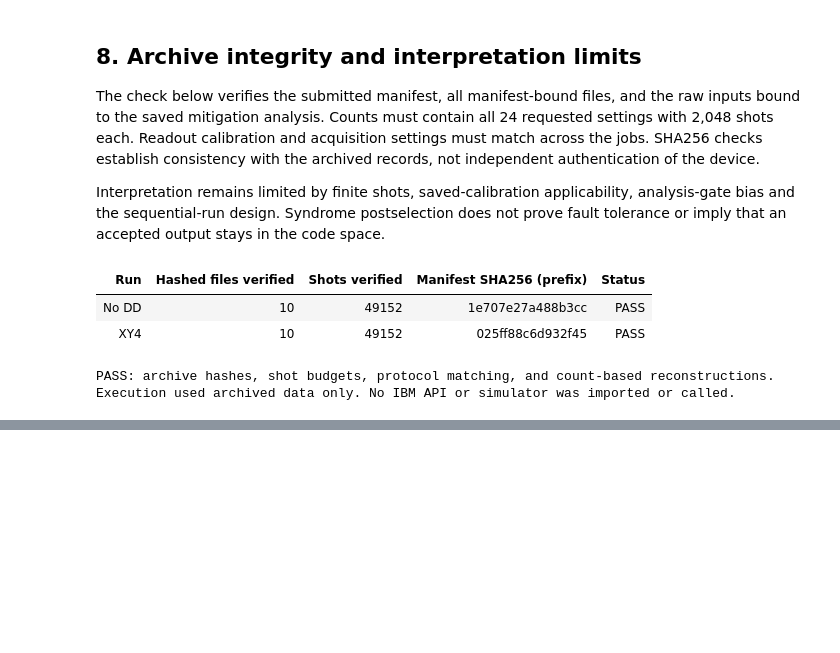
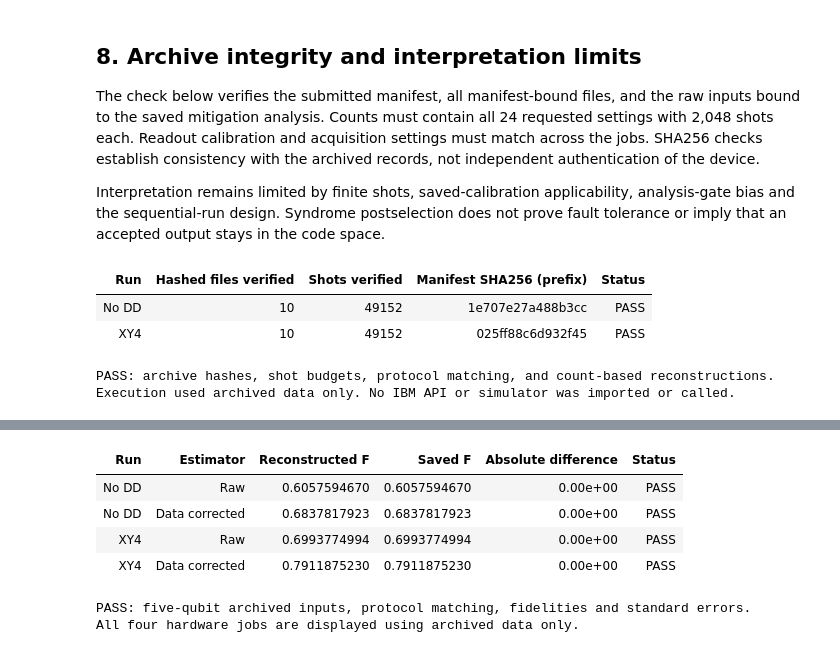
Before and after one commit to hairlessdevil/qompute-logical-magic, a Jupyter notebook: notebooks/03_ibm_aachen_hardware_results.ipynb, the cells around one changed output, grey strips where cells are left out. Cells and saved outputs as stored; diff of their text form; code cells hidden in the pictures; blank space fills up the shorter version.

```diff
--- a/notebooks/03_ibm_aachen_hardware_results.ipynb
+++ b/notebooks/03_ibm_aachen_hardware_results.ipynb
@@ -488,2 +634,56 @@ Execution used archived data only. No IBM API or simulator was imported or calle
+# %%
+checks = []
+for label, archive in five_archives.items():
+    directory, m, counts = archive['directory'], archive['manifest'], archive['counts']
+    result = five_runs[label]
+    assert sha256(directory/'manifest.json') == archive['receipt']['manifest_sha256']
+    for name, digest in {**m['files'], **result['input_sha256']}.items():
+        assert sha256(directory/name) == digest, (label, name)
+    assert len(counts) == 64 and sum(map(lambda c: sum(c.values()), counts)) == 131072
+    for setting, c in zip(m['settings'], counts):
+        width = 4 if setting['kind'] == 'acceptance' else 9
+        assert sum(c.values()) == 2048 and all(len(s) == width and set(s) <= {'0','1'} for s in c)
+    matrices = [np.array(r['matrix_true_recorded']) for r in result['calibration']['data']]
+    f, variance = np.full(2, m['identity_coefficient']), np.zeros(2)
+    for setting, c in zip(m['settings'][1:], counts[1:]):
+        selected = np.zeros(32)
+        for bits, number in c.items():
+            value = int(bits, 2)
+            if value & 15 == 0:
+                selected[value >> 4] += number
+        n = selected.sum()
+        assert n > 1
+        weights = np.ones((32,2))
+        for bit, p in enumerate(reversed(setting['pauli'])):
+            if p != 'I':
+                index = (np.arange(32) >> bit) & 1
+                weights[:,0] *= np.array([1.,-1.])[index]
+                weights[:,1] *= np.linalg.solve(matrices[bit], [1.,-1.])[index]
+        means = selected @ weights/n
+        v = np.maximum(0, selected @ weights**2/n-means**2)/(n-1)
+        f += setting['coefficient']*means
+        variance += setting['coefficient']**2*v
+    for i, mode in enumerate([RAW, CORRECTED]):
+        target = result['fidelity'][mode]
+        np.testing.assert_allclose([f[i], np.sqrt(variance[i])], [target['estimate'], target['standard_error']], atol=1e-12, rtol=0)
+        checks.append({'Run': label, 'Estimator': ['Raw', 'Data corrected'][i],
+                       'Reconstructed F': f'{f[i]:.10f}', 'Saved F': f"{target['estimate']:.10f}",
+                       'Absolute difference': f"{abs(f[i]-target['estimate']):.2e}", 'Status':'PASS'})
+five_checks = show_table(checks)
+b, x = [five_archives[k]['manifest'] for k in ['No DD','XY4']]
+assert b['settings'] == x['settings'] and b['files']['calibration.json'] == x['files']['calibration.json']
+assert x['source_manifest_sha256'] == sha256(five_archives['No DD']['directory']/'manifest.json')
+assert sha256(ROOT/'scripts/analyze_ibm_five_b2ed.py') == five['script_sha256']
+assert sha256(ROOT/'scripts/mitigate_ibm_b2ed_readout.py') == five['helper_script_sha256']
+print('PASS: five-qubit archived inputs, protocol matching, fidelities and standard errors.')
+print('All four hardware jobs are displayed using archived data only.')
+# %% [output]
+| Run | Estimator | Reconstructed F | Saved F | Absolute difference | Status |
+| No DD | Raw | 0.6057594670 | 0.6057594670 | 0.00e+00 | PASS |
+| No DD | Data corrected | 0.6837817923 | 0.6837817923 | 0.00e+00 | PASS |
+| XY4 | Raw | 0.6993774994 | 0.6993774994 | 0.00e+00 | PASS |
+| XY4 | Data corrected | 0.7911875230 | 0.7911875230 | 0.00e+00 | PASS |
+PASS: five-qubit archived inputs, protocol matching, fidelities and standard errors.
+All four hardware jobs are displayed using archived data only.
 # %% [markdown]
 ## Saved reports and source files
```
Also changed, not shown: parts of 9 cells of this notebook, 41 other files.
